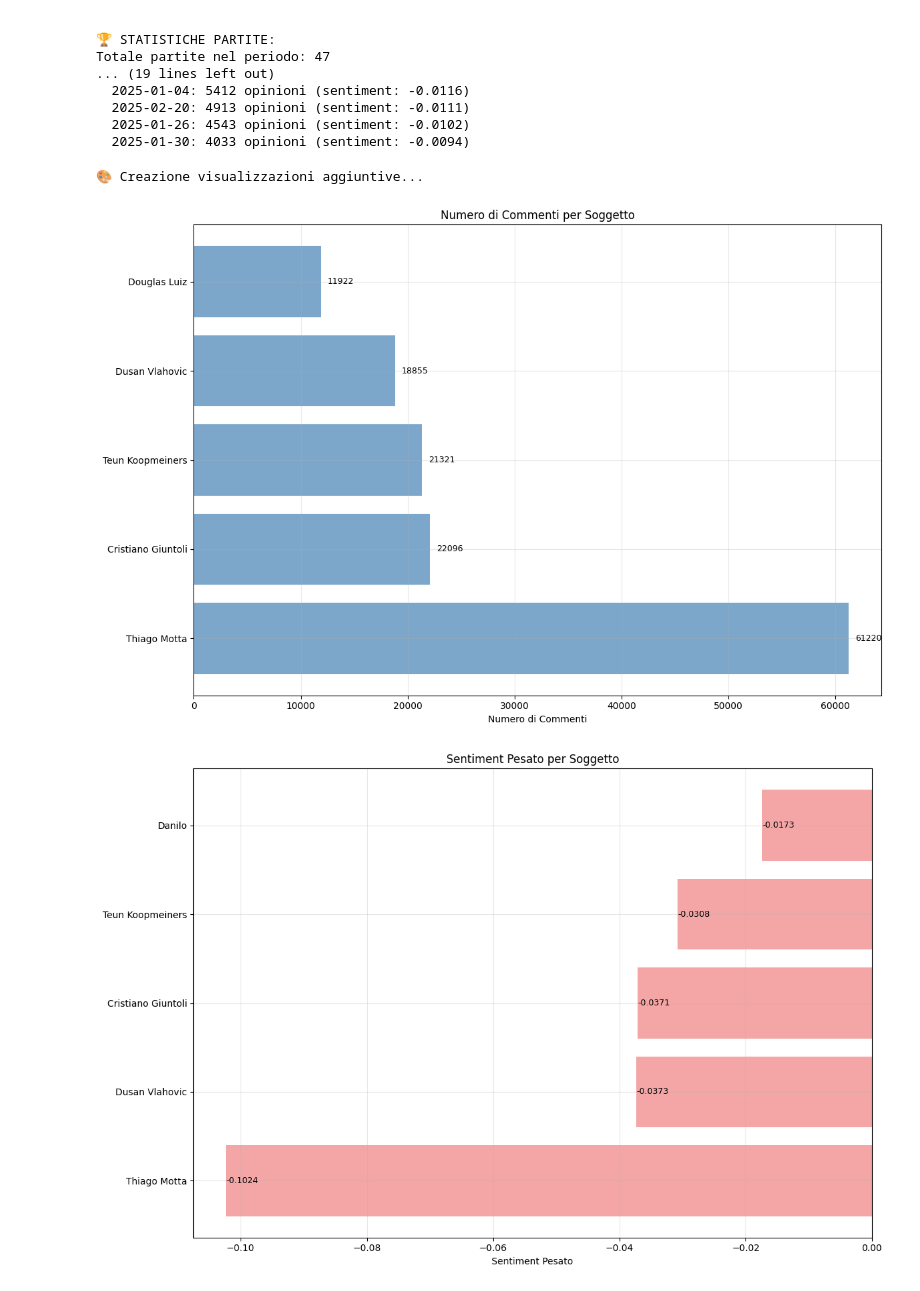
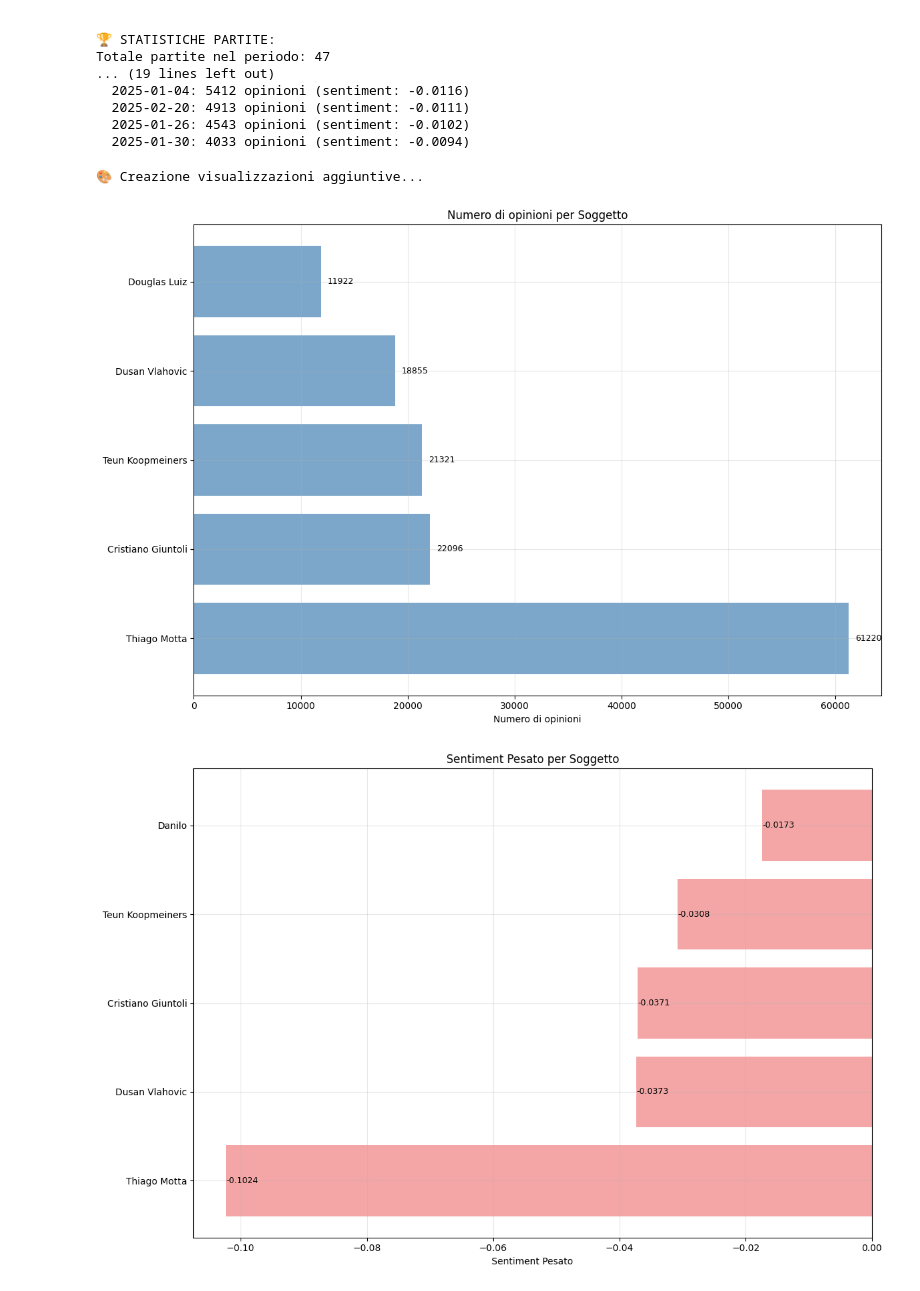
Before and after one commit to pizoz/SocialMediaMining, a Jupyter notebook: progetto/sentiment_analysis.ipynb, the cells around one changed output. Saved outputs shown, nothing was run; the diff lists cells and outputs as text; code cells hidden in the pictures.

```diff
--- a/progetto/sentiment_analysis.ipynb
+++ b/progetto/sentiment_analysis.ipynb
@@ -1073,9 +1118,11 @@ date_sorted_weighted = {k: v for k, v in sorted(weighted_results.items(),
                                           reverse=False)}
 
 # Mostra i risultati
+counter = 0
 for soggetto, scores in date_sorted_weighted.items():
-    # if soggetto == "Juventus" or soggetto == "Squadra" or soggetto == "Dirigenza":
-    #     continue
+    if counter >= 10:
+        break
+    counter += 1
     print(f"{soggetto}: Opinioni={scores['num_comments']}, Sentiment Pesato={scores['weighted_sentiment']:.3f}")
 # %% [output]
 2025-02-27: Opinioni=5649, Sentiment Pesato=-0.012
@@ -1097,0 +1160,14 @@ for soggetto, scores in date_sorted_weighted.items():
+# %%
+# Calcola i punteggi pesati
+weighted_results = calculate_weighted_sentiment(channel_dict)
+
+# Ordina per data
+date_sorted_weighted = {k: v for k, v in sorted(weighted_results.items(),
+                                          key=lambda item: item[1]['weighted_sentiment'],
+                                          reverse=False)}
+
+# Mostra i risultati
+for soggetto, scores in date_sorted_weighted.items():
+    # if soggetto == "Juventus" or soggetto == "Squadra" or soggetto == "Dirigenza":
+    #     continue
+    print(f"{soggetto}: Opinioni={scores['num_comments']}, Sentiment Pesato={scores['weighted_sentiment']:.3f}")
@@ -1386,7 +1469,7 @@ def plot_sentiment_by_subject(soggetto_dict, top_n=15):
     # Calcola i punteggi pesati per soggetti
     weighted_results = calculate_weighted_sentiment(soggetto_dict)
 
-    # Ordina per numero di commenti e prendi i top N
+    # Ordina per numero di opinioni e prendi i top N
     sorted_subjects = sorted(weighted_results.items(),
                            key=lambda x: x[1]['num_comments'],
                            reverse=True)
@@ -1397,10 +1480,10 @@ def plot_sentiment_by_subject(soggetto_dict, top_n=15):
     # Crea il grafico
     fig, ax2 = plt.subplots(figsize=(12, 8))
 
-    # Grafico numero commenti
+    # Grafico numero opinioni
     bars2 = ax2.barh(subjects, comments, color='steelblue', alpha=0.7)
-    ax2.set_xlabel('Numero di Commenti')
-    ax2.set_title('Numero di Commenti per Soggetto')
+    ax2.set_xlabel('Numero di opinioni')
+    ax2.set_title('Numero di opinioni per Soggetto')
     ax2.grid(True, alpha=0.3)
 
     # Aggiungi valori sulle barre
@@ -1478,57 +1561,67 @@ def create_sentiment_summary_table(soggetto_dict, data_dict, commentatore_dict):
     print("="*80)
 
     print(f"\n🔢 STATISTICHE GENERALI:")
-    print(f"   • Totale commenti analizzati: {total_comments:,}")
+    print(f"   • Totale opinioni analizzate: {total_comments:,}")
     print(f"   • Numero di giorni con dati: {total_days}")
     print(f"   • Numero di commentatori unici: {total_commenters:,}")
     print(f"   • Soggetti identificati: {len(soggetto_dict)}")
-    print(f"   • Media commenti per giorno: {total_comments/total_days:.1f}")
+    print(f"   • Media opinioni per giorno: {total_comments/total_days:.1f}")
 
     print(f"\n📈 SENTIMENT GLOBALE:")
     print(f"   • Sentiment medio pesato: {avg_sentiment:.4f}")
     print(f"   • Range sentiment: {min(all_sentiments):.4f} → {max(all_sentiments):.4f}")
 
-    # Top soggetti per numero commenti
-    top_commented = sorted(subject_results.items(), key=lambda x: x[1]['num_comments'], reverse=True)[:10]
+    # Top soggetti per numero opinioni
+    top_commented = sorted(subject_results.items(), key=lambda x: x[1]['num_comments'], reverse=True)
     print(f"\n👥 TOP 10 SOGGETTI PIÙ COMMENTATI:")
+    counter = 0
     for i, (subject, data) in enumerate(top_commented, 1):
-        print(f"   {i:2d}. {subject:<20} - {data['num_comments']:>6} commenti (sentiment: {data['weighted_sentiment']:>8.4f})")
+        if counter >= 10:
+            break
+        if subject == "Juventus" or subject == "Squadra" or subject == "Dirigenza":
+            continue
+        counter += 1
+        print(f"   {counter:2d}. {subject:<20} - {data['num_comments']:>6} opinioni (sentiment: {data['weighted_sentiment']:>8.4f})")
 
-    # Soggetti più positivi (con almeno 100 commenti)
+    # Soggetti più positivi (con almeno 100 opinioni)
     positive_subjects = [(s, d) for s, d in subject_results.items()
                         if d['num_comments'] >= 100 and d['weighted_sentiment'] > 0]
     positive_subjects.sort(key=lambda x: x[1]['weighted_sentiment'], reverse=True)
 
-    print(f"\n🟢 SOGGETTI PIÙ POSITIVI (min. 100 commenti):")
+    print(f"\n🟢 SOGGETTI PIÙ POSITIVI (min. 100 opinioni):")
     if positive_subjects:
         for i, (subject, data) in enumerate(positive_subjects[:5], 1):
-            print(f"   {i}. {subject:<20} - Sentiment: {data['weighted_sentiment']:>8.4f} ({data['num_comments']} commenti)")
+            print(f"   {i}. {subject:<20} - Sentiment: {data['weighted_sentiment']:>8.4f} ({data['num_comments']} opinioni)")
     else:
-        print("   ⚠️ Nessun soggetto con sentiment positivo e almeno 100 commenti")
+        print("   ⚠️ Nessun soggetto con sentiment positivo e almeno 100 opinioni")
 
-    # Soggetti più negativi (con almeno 100 commenti)
+    # Soggetti più negativi (con almeno 100 opinioni)
     negative_subjects = [(s, d) for s, d in subject_results.items()
                         if d['num_comments'] >= 100]
     negative_subjects.sort(key=lambda x: x[1]['weighted_sentiment'])
-    negative_subjects = [ns for ns in negative_subjects if ]
-
-    print(f"\n🔴 SOGGETTI PIÙ NEGATIVI (min. 100 commenti):")
-    for i, (subject, data) in enumerate(negative_subjects[:5], 1):
-        print(f"   {i}. {subject:<20} - Sentiment: {data['weighted_sentiment']:>8.4f} ({data['num_comments']} commenti)")
+    print(f"\n🔴 SOGGETTI PIÙ NEGATIVI (min. 100 opinioni):")
+    counter = 0
+    for i, (subject, data) in enumerate(negative_subjects, 1):
+        if counter >= 5:
+            break
+        if subject == "Juventus" or subject == "Squadra" or subject == "Dirigenza" or subject == "Danilo":
+            continue
+        counter += 1
+        print(f"   {counter}. {subject:<20} - Sentiment: {data['weighted_sentiment']:>8.4f} ({data['num_comments']} opinioni)")
 
     print("\n" + "="*80)
 
 # Esegui le visualizzazioni aggiuntive
 print("\n🎨 Creazione visualizzazioni aggiuntive...")
 
 # Grafico per soggetti
 top_subjects_data = plot_sentiment_by_subject(soggetto_dict, top_n=5)
 
 # Tabella riassuntiva
 create_sentiment_summary_table(soggetto_dict, data_dict, commentatore_dict)
 # %% [output]
 🎨 Creazione visualizzazioni aggiuntive...
-[figure, old version]
+[figure, new version]
 [figure]
 [figure]
 ================================================================================
```
Also changed, not shown: parts of 8 cells of this notebook, 1 other file.
